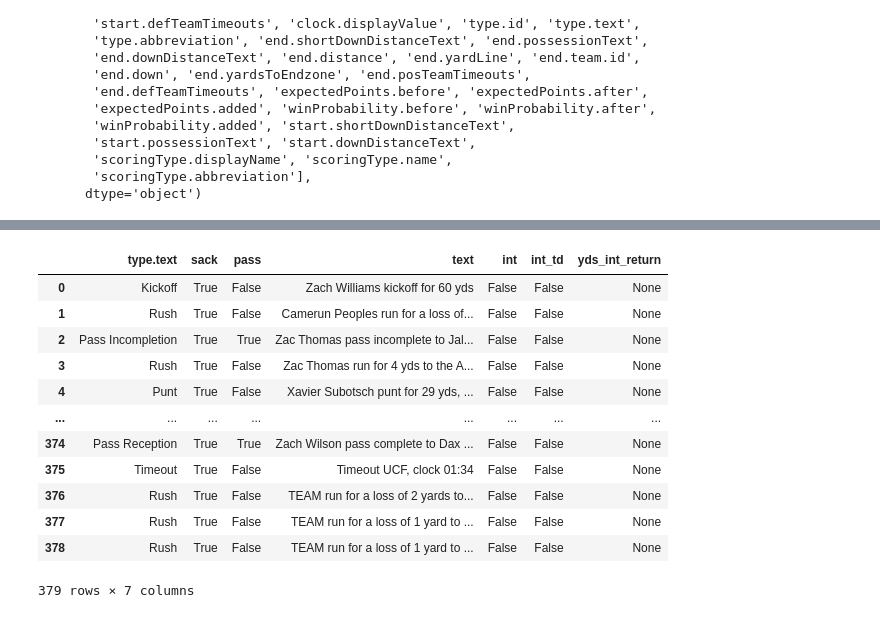
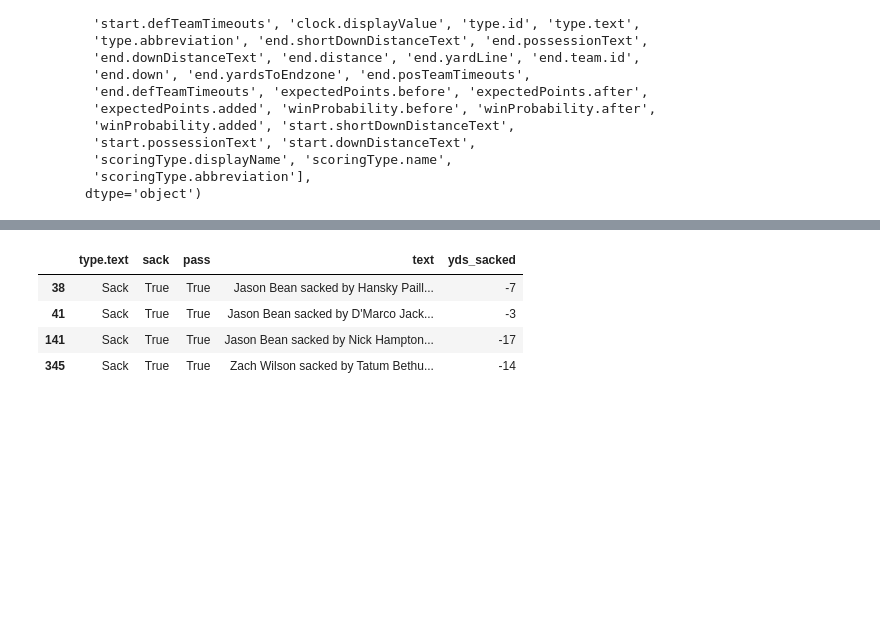
Before and after one commit to saiemgilani/espn-plays, a Jupyter notebook: notebook.ipynb, the cells around one changed output, grey strips where cells are left out. Saved outputs shown, nothing was run; the diff lists cells and outputs as text; code cells hidden in the pictures; blank space fills up the shorter version.

Commit message:
done with add yardage

```diff
--- a/notebook.ipynb
+++ b/notebook.ipynb
@@ -657,21 +788,34 @@ def add_yardage(play_df):
     ],
     default=None)
 
+    play_df['yds_penalty'] = np.select([
+        (play_df.penalty_detail == 1),
+    ],
+    [
+        -1 * play_df.text.str.extract(r"((?<= sacked)[^,]+)", flags=re.IGNORECASE)[0].str.extract(r"(\d+)")[0].astype(float)
+    ],
+    default=None)
 
-#         yds_penalty = as.numeric(dplyr::case_when(
-#           .data$penalty_detail %in% c('Penalty Declined', 'Penalty Offset') ~ 0,
-#           !is.na(.data$yds_penalty) ~ as.numeric(.data$yds_penalty),
-#           !is.na(.data$penalty_detail) & is.na(.data$yds_penalty) & .data$rush == 1 ~ as.numeric(.data$yards_gained) - as.numeric(.data$yds_rushed),
-#           !is.na(.data$penalty_detail) & is.na(.data$yds_penalty) & .data$int == 1 ~ as.numeric(.data$yards_gained) - as.numeric(.data$yds_int_return),
-#           !is.na(.data$penalty_detail) & is.na(.data$yds_penalty) & .data$pass == 1 & .data$sack == 0 &
-#             .data$play_type != "Pass Incompletion" ~ as.numeric(.data$yards_gained) - as.numeric(.data$yds_receiving),
-#           !is.na(.data$penalty_detail) & is.na(.data$yds_penalty) & .data$pass == 1 & .data$sack == 0 &
-#             .data$play_type == "Pass Incompletion" ~ as.numeric(.data$yards_gained),
-#           !is.na(.data$penalty_detail) & is.na(.data$yds_penalty) & .data$pass == 1 & .data$sack == 1 ~
-#             as.numeric(.data$yards_gained) - as.numeric(.data$yds_sacked),
-#           .data$play_type == "Penalty" ~ as.numeric(.data$yards_gained)
-
-#   )
+    play_df['yds_penalty'] = np.select([
+        play_df.penalty_detail.isin(["Penalty Declined","Penalty Offset"]),
+        play_df.yds_penalty.notna(),
+        play_df.penalty_detail.notna() & play_df.yds_penalty.isna() & (play_df.rush == 1),
+        play_df.penalty_detail.notna() & play_df.yds_penalty.isna() & (play_df.int == 1),
+        play_df.penalty_detail.notna() & play_df.yds_penalty.isna() & (play_df["pass"] == 1) & (play_df["sack"] == 0) & (play_df["type.text"] != "Pass Incompletion"),
+        play_df.penalty_detail.notna() & play_df.yds_penalty.isna() & (play_df["pass"] == 1) & (play_df["sack"] == 0) & (play_df["type.text"] == "Pass Incompletion"),
+        play_df.penalty_detail.notna() & play_df.yds_penalty.isna() & (play_df["pass"] == 1) & (play_df["sack"] == 1),
+        (play_df["type.text"] == "Penalty")
+    ],
+    [
+        0,
+        play_df.yds_penalty.astype(float),
+        play_df.statYardage.astype(float) - play_df.yds_rushed.astype(float),
+        play_df.statYardage.astype(float) - play_df.yds_int_return.astype(float),
+        play_df.statYardage.astype(float) - play_df.yds_receiving.astype(float),
+        play_df.statYardage.astype(float),
+        play_df.statYardage.astype(float) - play_df.yds_sacked.astype(float),
+        play_df.statYardage.astype(float),
+    ], default=None)
     return play_df
 # %%
 plays_json = add_yardage(plays_json)
@@ -687,29 +831,21 @@ plays_json.head()
 # %%
-test = plays_json[plays_json.sack == True][["type.text","sack","pass","text", "int" ,"int_td","yds_int_return"]]
+test = plays_json[plays_json.sack == True][["type.text","sack","pass","text", "yds_sacked"]]
 
 # test['yds_int_return'] = np.select([
 
 #     (test["pass"] == True) & (test["int"] == True) & test.text.str.contains(r"return for", case=False),
 # ],[
 #     test.text.str.extract(r"((?<= return for)[^,]+)", flags=re.IGNORECASE)[0].str.extract(r"(\d+)")[0].astype(float),
 # ], default = None)
 
 # test["yds_int_return"] = test.text.str.extract(r"((?<= return for)[^,]+)", flags=re.IGNORECASE)[0].str.extract(r"(\d+)")[0].astype(float)
 test
 # %% [output]
-|  | type.text | sack | pass | text | int | int_td | yds_int_return |
-| 0 | Kickoff | True | False | Zach Williams kickoff for 60 yds | False | False | None |
-| 1 | Rush | True | False | Camerun Peoples run for a loss of... | False | False | None |
-| 2 | Pass Incompletion | True | True | Zac Thomas pass incomplete to Jal... | False | False | None |
-| 3 | Rush | True | False | Zac Thomas run for 4 yds to the A... | False | False | None |
-| 4 | Punt | True | False | Xavier Subotsch punt for 29 yds, ... | False | False | None |
-| ... | ... | ... | ... | ... | ... | ... | ... |
-| 374 | Pass Reception | True | True | Zach Wilson pass complete to Dax ... | False | False | None |
-| 375 | Timeout | True | False | Timeout UCF, clock 01:34 | False | False | None |
-| 376 | Rush | True | False | TEAM run for a loss of 2 yards to... | False | False | None |
-| 377 | Rush | True | False | TEAM run for a loss of 1 yard to ... | False | False | None |
-| 378 | Rush | True | False | TEAM run for a loss of 1 yard to ... | False | False | None |
+|  | type.text | sack | pass | text | yds_sacked |
+| 38 | Sack | True | True | Jason Bean sacked by Hansky Paill... | -7 |
+| 41 | Sack | True | True | Jason Bean sacked by D'Marco Jack... | -3 |
+| 141 | Sack | True | True | Jason Bean sacked by Nick Hampton... | -17 |
+| 345 | Sack | True | True | Zach Wilson sacked by Tatum Bethu... | -14 |
-379 rows × 7 columns
 # %%
 # plays_json["td_play"] = plays_json.text.str.contains(r"touchdown|for a TD", case=False, flags=0, na=False, regex=True)
 # plays_json[plays_json.td_play == True]
```
Also changed, not shown: parts of 3 cells of this notebook.
